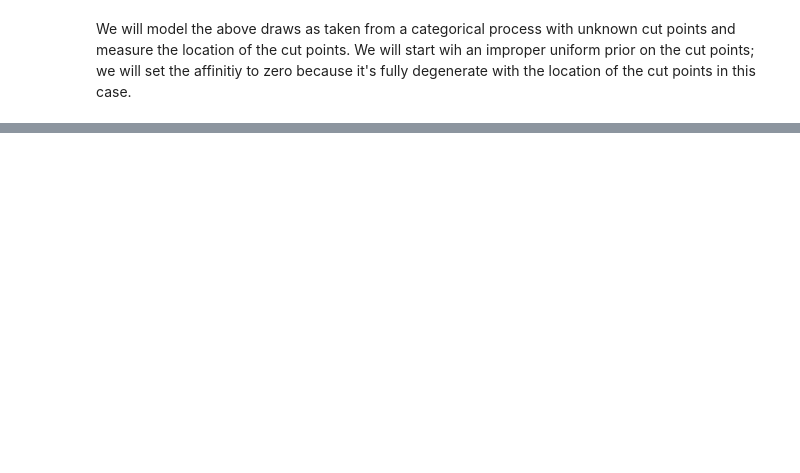
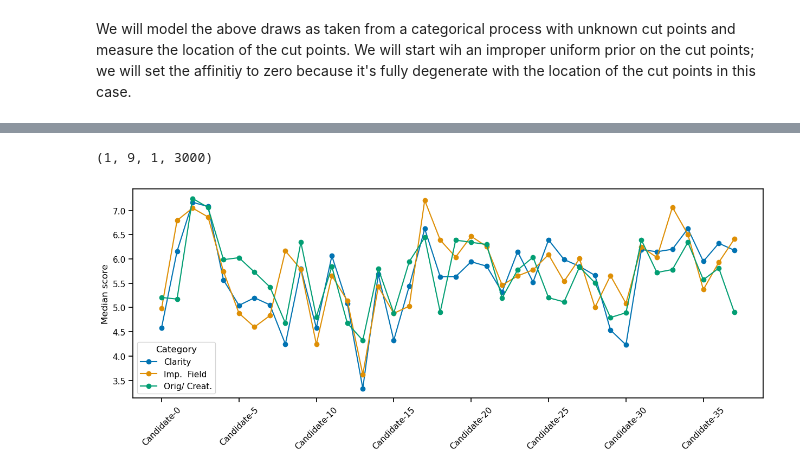
Before and after one commit to maxisi/ordinal-regression, a Jupyter notebook: gaussian_analysis.ipynb, the cells around one changed output, grey strips where cells are left out. Saved outputs shown, nothing was run; the diff lists cells and outputs as text; code cells hidden in the pictures; blank space fills up the shorter version.

```diff
--- a/gaussian_analysis.ipynb
+++ b/gaussian_analysis.ipynb
@@ -461,0 +111,18 @@ Number of divergences: 0
+# %%
+def model(x=None, sigma=sigma):
+    n_categories, n_judges, n_candidates = x.shape
+    mu = sample('mu', Normal(5, 5), sample_shape=(n_categories, 1, n_candidates,))
+    beta = sample('beta', Normal(0, 2), sample_shape=(1,n_judges,1))
+    x = sample('x', Normal(mu + beta, sigma), obs=x)
+
+key = random.PRNGKey(1234)
+mcmc_key, pred_key = random.split(key)
+kernel = NUTS(model)
+mcmc = MCMC(kernel, num_warmup=250, num_samples=750, num_chains=4)
+mcmc.run(mcmc_key, x=x)
+
+result = az.from_numpyro(mcmc)
+
+# get posterior predictive
+# predictive = numpyro.infer.Predictive(model, mcmc.get_samples())
+# pred = predictive(pred_key)
@@ -461,0 +133,26 @@ Number of divergences: 0
+# %%
+samples = result.posterior.stack(sample=('chain', 'draw'))
+# %%
+samples.beta.shape
+# %% [output]
+(1, 9, 1, 3000)
+# %%
+mu = samples.mu.values
+mu = mu.reshape(n_categories, n_candidates, mu.shape[-1])
+
+beta = samples.beta.values
+beta = beta.reshape(n_judges, beta.shape[-1])
+# %%
+mu_df = pd.DataFrame()
+for cat, mu_cat in zip(categories, mu):
+    df = pd.DataFrame(mu_cat.T, columns=candidates)
+    df['Category'] = cat
+    mu_df = pd.concat([mu_df, df], ignore_index=True)
+# %%
+median_score = mu_df.groupby('Category').median()
+
+median_score.T.plot(marker='o', figsize=(15, 5))
+plt.ylabel('Median score')
+plt.xticks(rotation=45);
+# %% [output]
+[figure, added]
```
Also changed, not shown: parts of 55 cells of this notebook.
